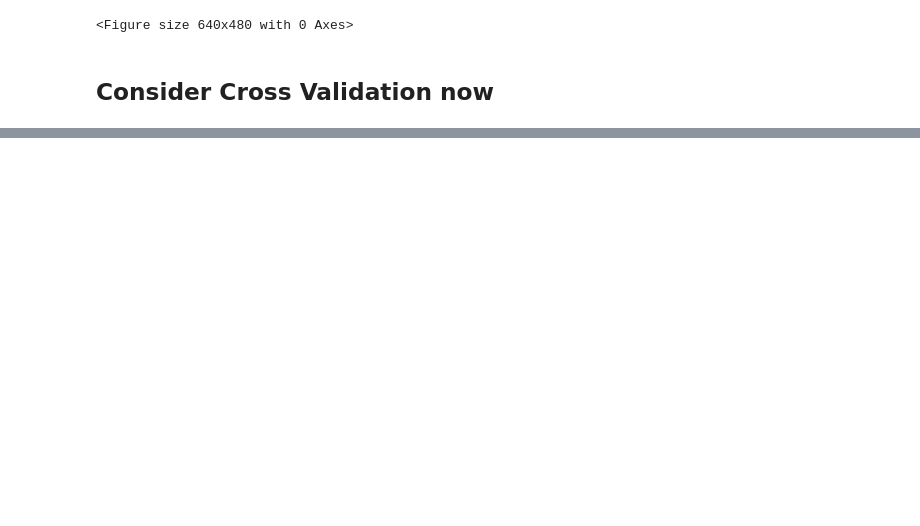
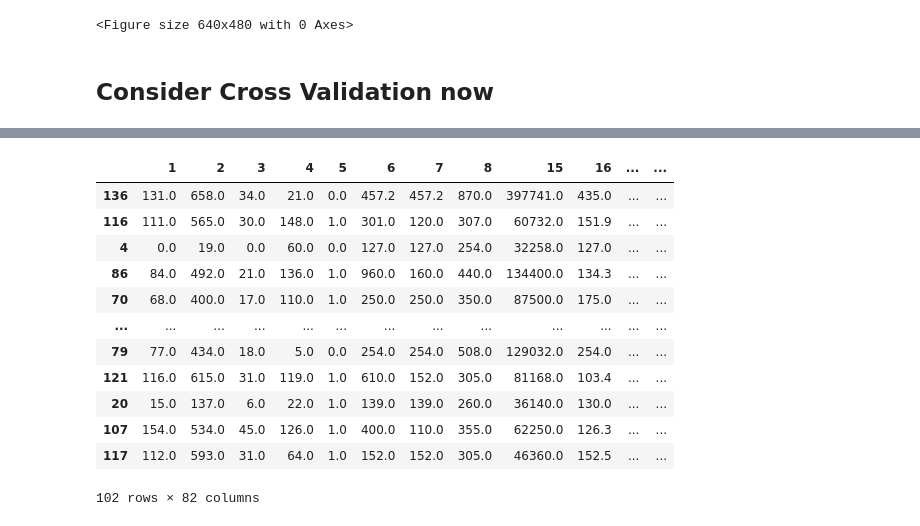
Before and after one commit to adomakor412/MSNT_Thesis_ML_CE, a Jupyter notebook: dfexp_prediction.ipynb, the cells around one changed output, grey strips where cells are left out. Cells and saved outputs as stored; diff of their text form; code cells hidden in the pictures; blank space fills up the shorter version.

```diff
--- a/dfexp_prediction.ipynb
+++ b/dfexp_prediction.ipynb
@@ -528,0 +568,3 @@ Time to run: -2.6481289863586426 seconds
+# %%
+df_ml_feature = dfexp[dfexp['Target']==0]
+df_ml_feature
@@ -528,0 +587,3 @@ Time to run: -2.6481289863586426 seconds
+# %%
+df_ml_Target = df_ml_feature['97']/2
+df_ml_feature = df_ml_feature.drop(columns=['Target','124','97'])
@@ -528,0 +621,3 @@ Time to run: -2.6481289863586426 seconds
+# %%
+X_train, X_test, y_train, y_test = train_test_split(df_ml_feature, df_ml_Target,random_state=rng,test_size=0.25)
+regr = MLPRegressor(random_state=rng, max_iter=500).fit(X_train, y_train)
@@ -528,0 +832,16 @@ Time to run: -2.6481289863586426 seconds
+# %%
+X_trainScaled
+# %% [output]
+|  | 1 | 2 | 3 | 4 | 5 | 6 | 7 | 8 | 15 | 16 | ... | ... |
+| 136 | 131.0 | 658.0 | 34.0 | 21.0 | 0.0 | 457.2 | 457.2 | 870.0 | 397741.0 | 435.0 | ... | ... |
+| 116 | 111.0 | 565.0 | 30.0 | 148.0 | 1.0 | 301.0 | 120.0 | 307.0 | 60732.0 | 151.9 | ... | ... |
+| 4 | 0.0 | 19.0 | 0.0 | 60.0 | 0.0 | 127.0 | 127.0 | 254.0 | 32258.0 | 127.0 | ... | ... |
+| 86 | 84.0 | 492.0 | 21.0 | 136.0 | 1.0 | 960.0 | 160.0 | 440.0 | 134400.0 | 134.3 | ... | ... |
+| 70 | 68.0 | 400.0 | 17.0 | 110.0 | 1.0 | 250.0 | 250.0 | 350.0 | 87500.0 | 175.0 | ... | ... |
+| ... | ... | ... | ... | ... | ... | ... | ... | ... | ... | ... | ... | ... |
+| 79 | 77.0 | 434.0 | 18.0 | 5.0 | 0.0 | 254.0 | 254.0 | 508.0 | 129032.0 | 254.0 | ... | ... |
+| 121 | 116.0 | 615.0 | 31.0 | 119.0 | 1.0 | 610.0 | 152.0 | 305.0 | 81168.0 | 103.4 | ... | ... |
+| 20 | 15.0 | 137.0 | 6.0 | 22.0 | 1.0 | 139.0 | 139.0 | 260.0 | 36140.0 | 130.0 | ... | ... |
+| 107 | 154.0 | 534.0 | 45.0 | 126.0 | 1.0 | 400.0 | 110.0 | 355.0 | 62250.0 | 126.3 | ... | ... |
+| 117 | 112.0 | 593.0 | 31.0 | 64.0 | 1.0 | 152.0 | 152.0 | 305.0 | 46360.0 | 152.5 | ... | ... |
+102 rows × 82 columns
```
Also changed, not shown: parts of 26 cells of this notebook.
